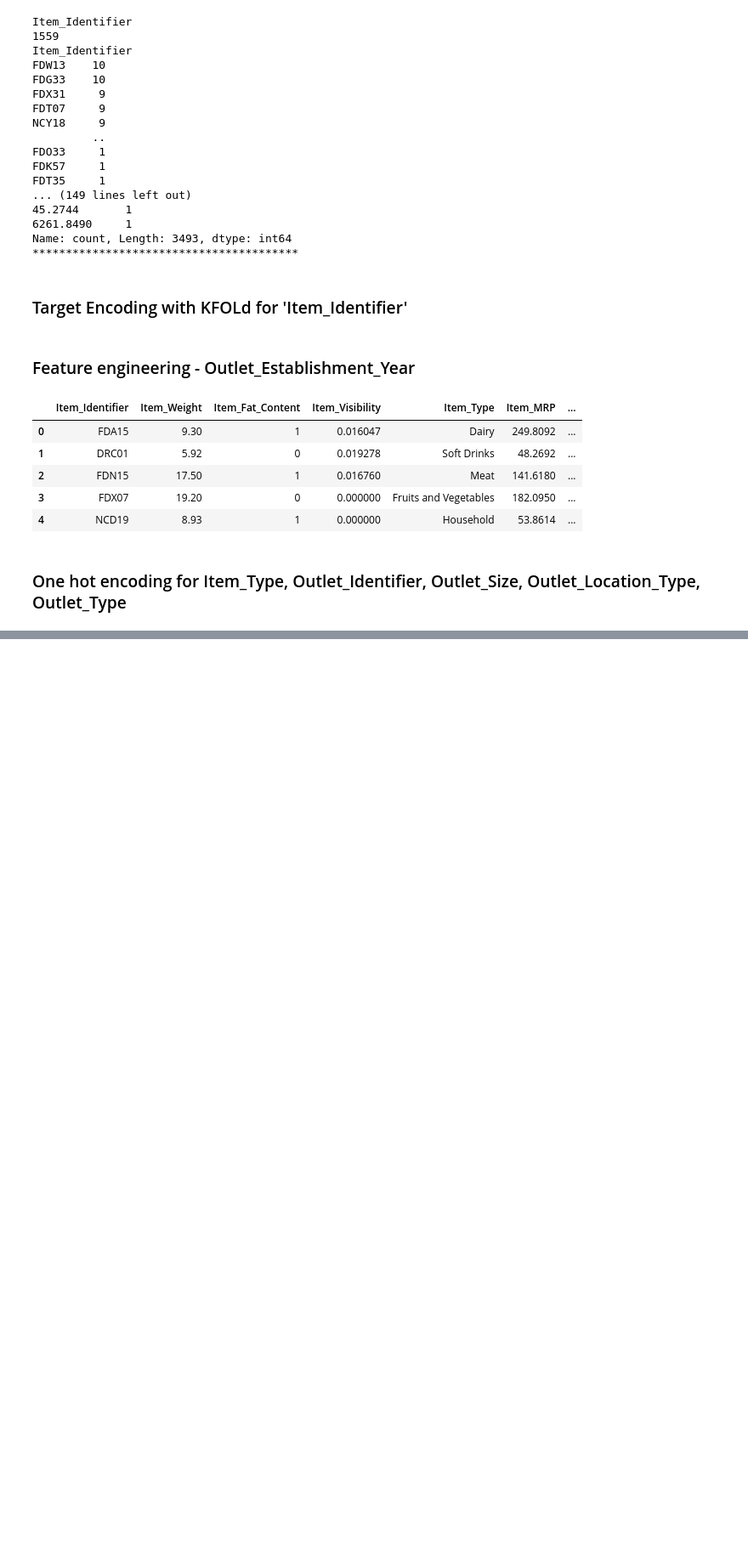
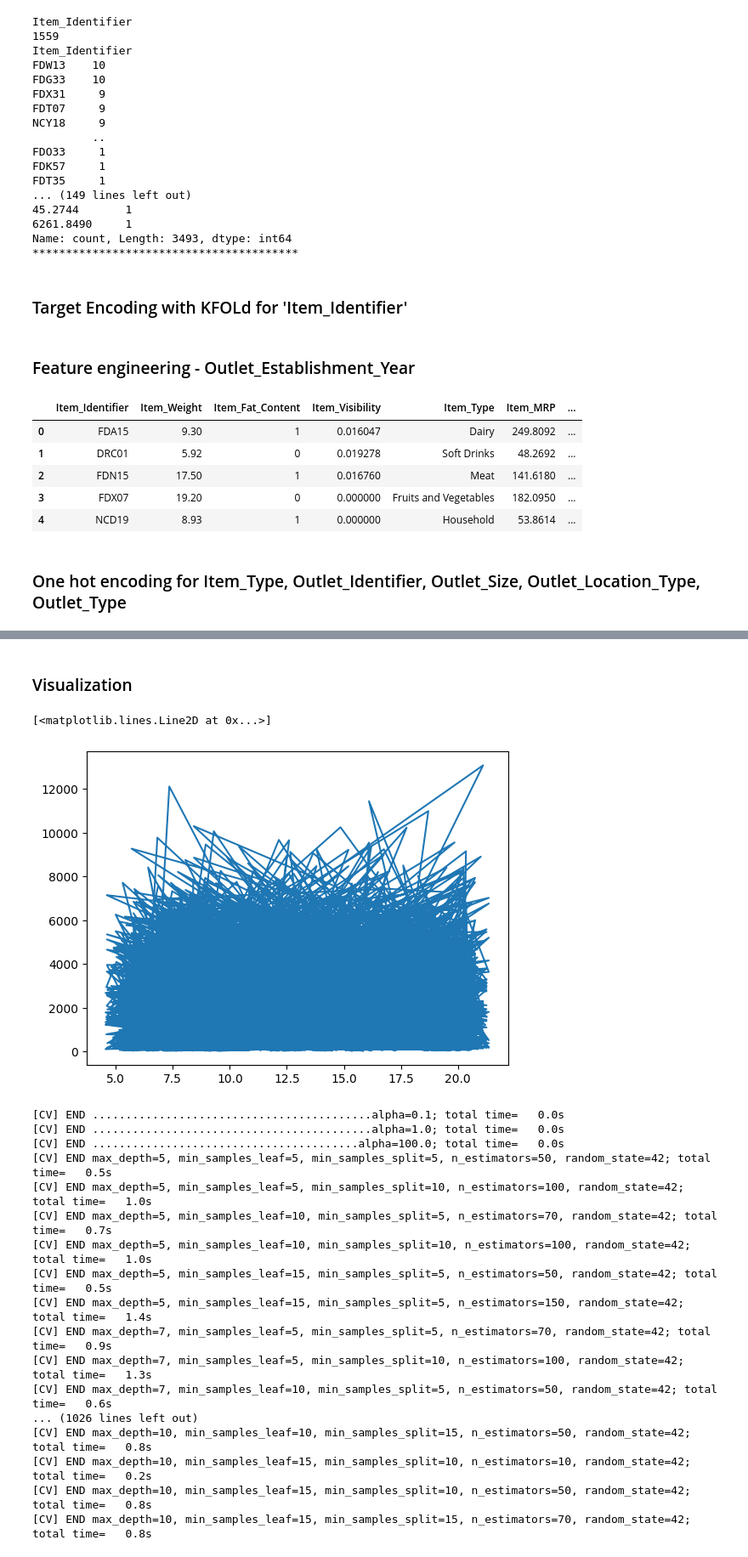
Before and after one commit to Dnyaneshwari-Chidrawar/big_mart_sales_prediction, a Jupyter notebook: sales_prediction.ipynb, the cells around one changed output, grey strips where cells are left out. Shown at 85% size. Cells and saved outputs as stored; diff of their text form; code cells hidden in the pictures; blank space fills up the shorter version.

```diff
--- a/sales_prediction.ipynb
+++ b/sales_prediction.ipynb
@@ -301,0 +343,31 @@ df_clean.head()
+# %% [markdown]
+### Visualization
+# %%
+# for feature in ['Item_Weight',
+#  'Item_Visibility',
+#  'Item_MRP',
+#  'Item_Identifier_encoded',
+#  'Outlet_Total_Years']:
+
+
+plt.plot(df_clean['Item_Weight'], df_clean['Item_Outlet_Sales'])
+# %% [output]
+[<matplotlib.lines.Line2D at 0x...>]
+[figure, added]
+[CV] END ..........................................alpha=0.1; total time=   0.0s
+[CV] END ..........................................alpha=1.0; total time=   0.0s
+[CV] END ........................................alpha=100.0; total time=   0.0s
+[CV] END max_depth=5, min_samples_leaf=5, min_samples_split=5, n_estimators=50, random_state=42; total time=   0.5s
+[CV] END max_depth=5, min_samples_leaf=5, min_samples_split=10, n_estimators=100, random_state=42; total time=   1.0s
+[CV] END max_depth=5, min_samples_leaf=10, min_samples_split=5, n_estimators=70, random_state=42; total time=   0.7s
+[CV] END max_depth=5, min_samples_leaf=10, min_samples_split=10, n_estimators=100, random_state=42; total time=   1.0s
+[CV] END max_depth=5, min_samples_leaf=15, min_samples_split=5, n_estimators=50, random_state=42; total time=   0.5s
+[CV] END max_depth=5, min_samples_leaf=15, min_samples_split=5, n_estimators=150, random_state=42; total time=   1.4s
+[CV] END max_depth=7, min_samples_leaf=5, min_samples_split=5, n_estimators=70, random_state=42; total time=   0.9s
+[CV] END max_depth=7, min_samples_leaf=5, min_samples_split=10, n_estimators=100, random_state=42; total time=   1.3s
+[CV] END max_depth=7, min_samples_leaf=10, min_samples_split=5, n_estimators=50, random_state=42; total time=   0.6s
+... (1026 lines left out)
+[CV] END max_depth=10, min_samples_leaf=10, min_samples_split=15, n_estimators=50, random_state=42; total time=   0.8s
+[CV] END max_depth=10, min_samples_leaf=15, min_samples_split=10, n_estimators=10, random_state=42; total time=   0.2s
+[CV] END max_depth=10, min_samples_leaf=15, min_samples_split=10, n_estimators=50, random_state=42; total time=   0.8s
+[CV] END max_depth=10, min_samples_leaf=15, min_samples_split=15, n_estimators=70, random_state=42; total time=   0.8s
```
Also changed, not shown: parts of 33 cells of this notebook.
